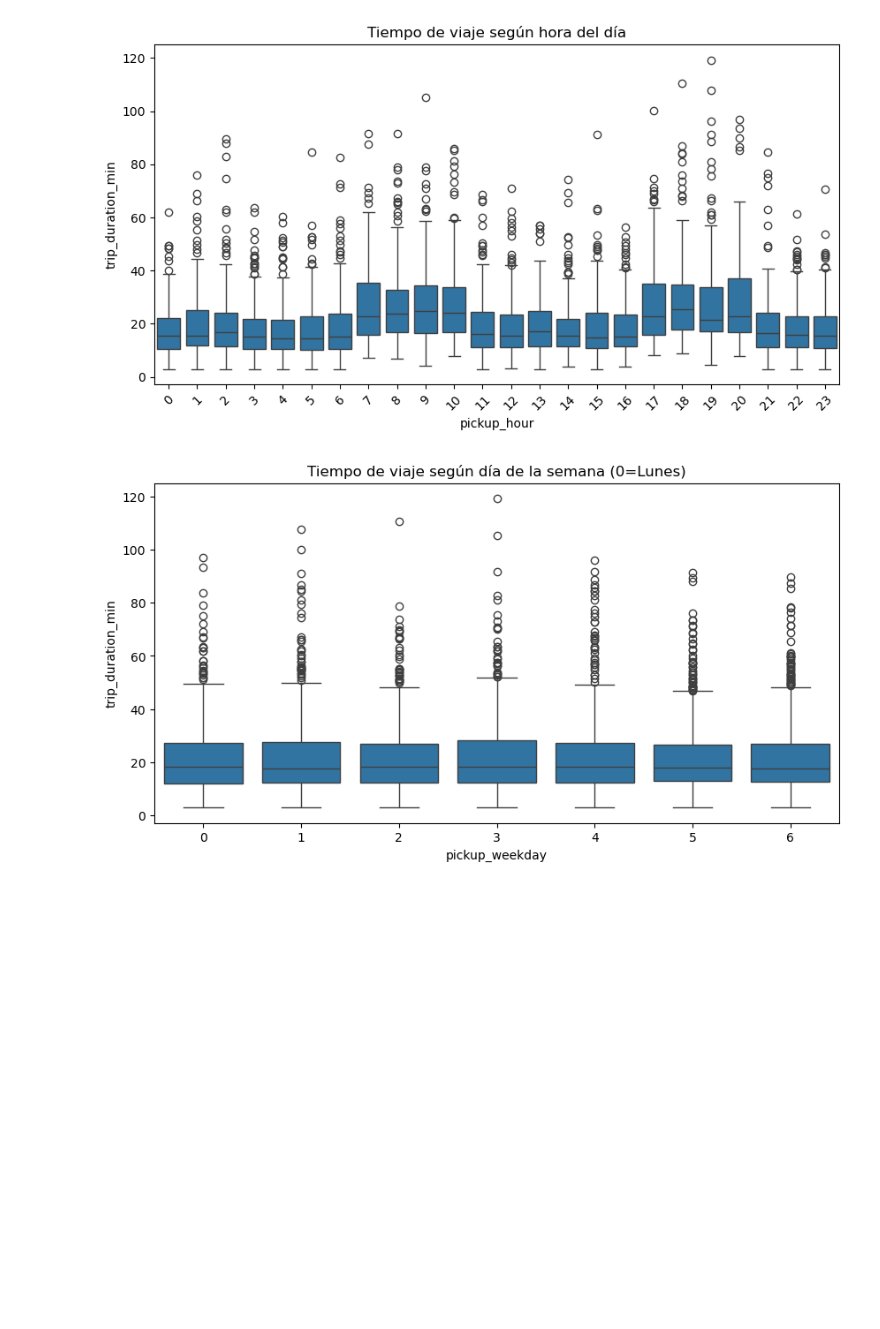
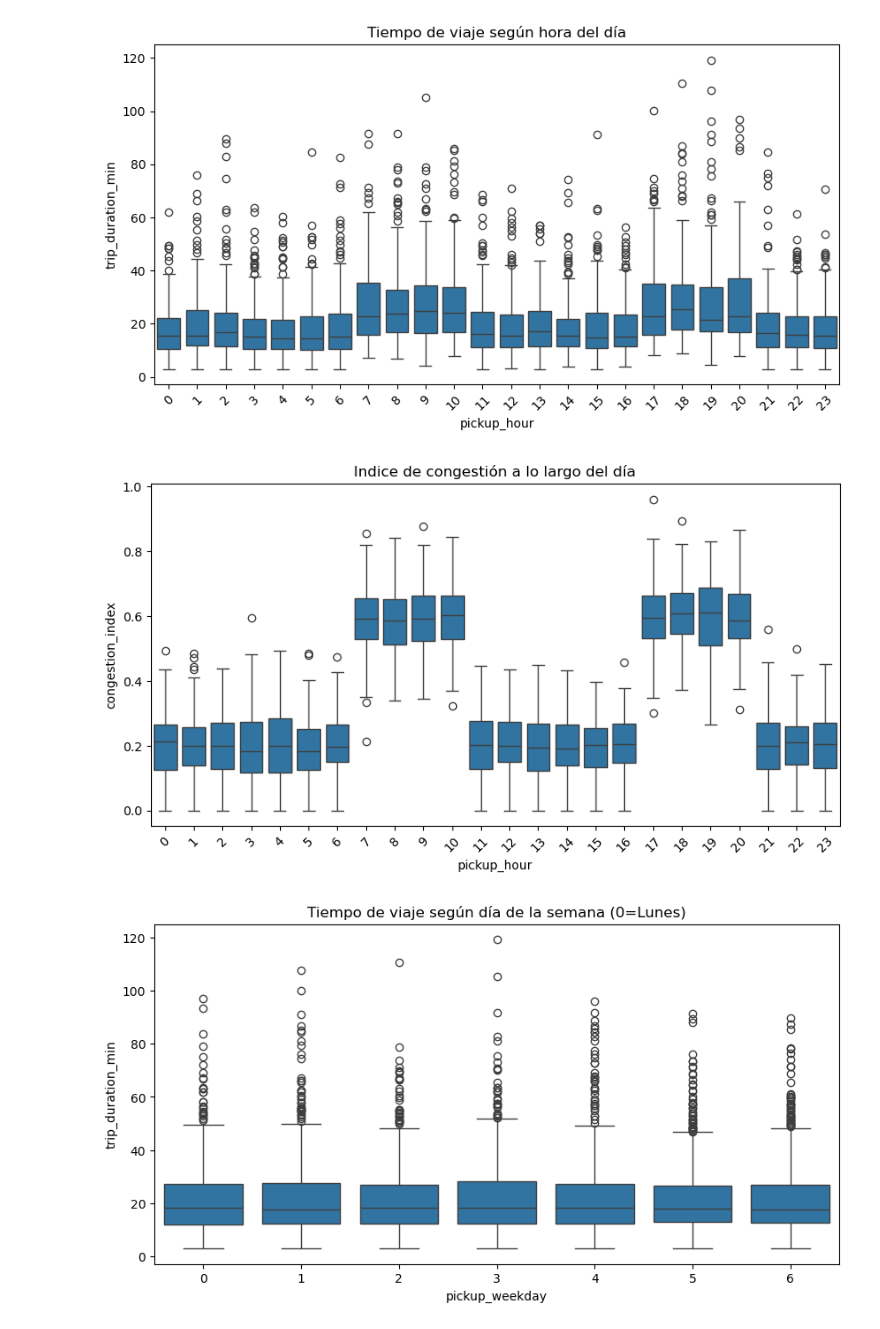
Before and after one commit to gpelo-data/ml-transporte, a Jupyter notebook: notebooks/01_EDA.ipynb, the cells around one changed output. Cells and saved outputs as stored; diff of their text form; code cells hidden in the pictures; blank space fills up the shorter version.

```diff
--- a/notebooks/01_EDA.ipynb
+++ b/notebooks/01_EDA.ipynb
@@ -127,6 +128,17 @@ plt.xticks(rotation=45)
 plt.show()
 # %% [output]
 [figure]
+# %%
+# Relación entre la duración y la hora del día
+plt.figure(figsize=(10,5))
+
+sns.boxplot(x="pickup_hour", y="congestion_index", data=df)
+
+plt.title("Indice de congestión a lo largo del día")
+plt.xticks(rotation=45)
+plt.show()
+# %% [output]
+[figure, added]
 # %%
 # Relación del día de la semana con la duración
 plt.figure(figsize=(10,5))
```
Also changed, not shown: parts of 2 cells of this notebook, 8 other files.
